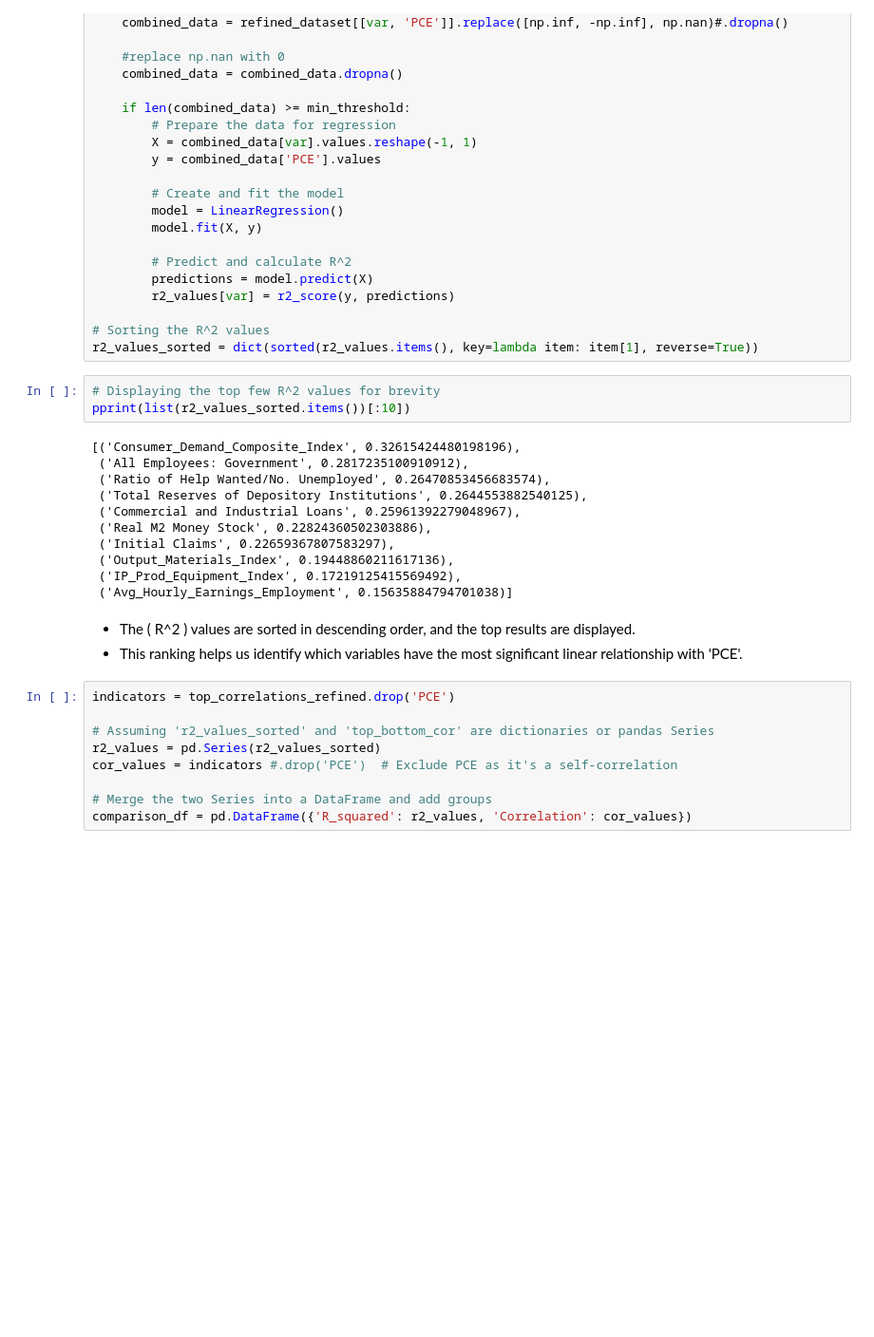
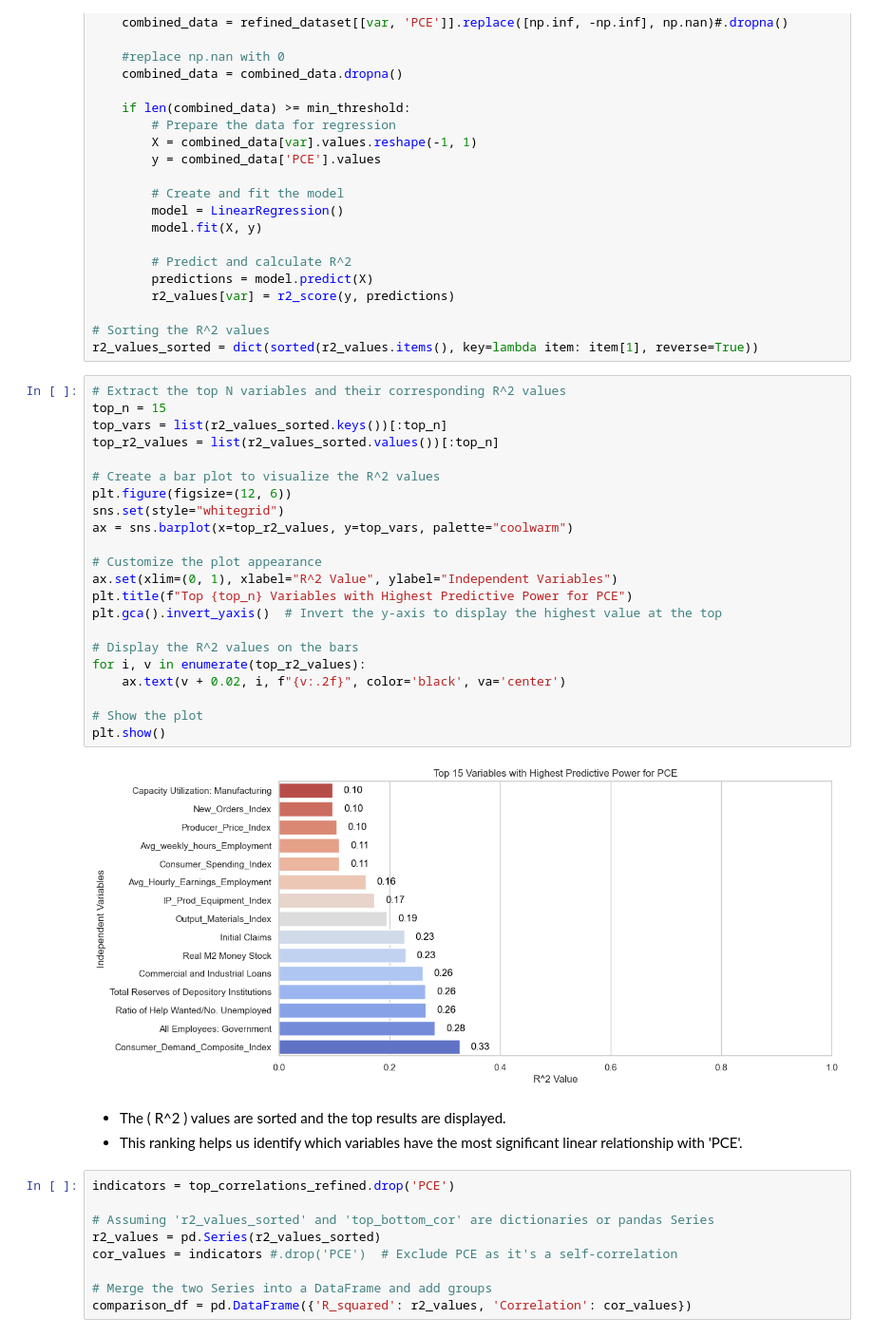
Before and after one commit to janjannagtegaal/NowCasting-M1, a Jupyter notebook: [2]M1_Exploratory_Data_Analysis.ipynb, the cells around one changed output. Shown at 95% size. Drawn from its saved outputs; the diff is of its cells as text; blank space fills up the shorter version.

```diff
--- a/[2]M1_Exploratory_Data_Analysis.ipynb
+++ b/[2]M1_Exploratory_Data_Analysis.ipynb
@@ -676,23 +834,33 @@ for var in independent_vars:
 
 # Sorting the R^2 values
 r2_values_sorted = dict(sorted(r2_values.items(), key=lambda item: item[1], reverse=True))
-# %%
-# Displaying the top few R^2 values for brevity
-pprint(list(r2_values_sorted.items())[:10])
-# %% [output]
-[('Consumer_Demand_Composite_Index', 0.32615424480198196),
- ('All Employees: Government', 0.2817235100910912),
- ('Ratio of Help Wanted/No. Unemployed', 0.26470853456683574),
- ('Total Reserves of Depository Institutions', 0.2644553882540125),
- ('Commercial and Industrial Loans', 0.25961392279048967),
- ('Real M2 Money Stock', 0.22824360502303886),
- ('Initial Claims', 0.22659367807583297),
- ('Output_Materials_Index', 0.19448860211617136),
- ('IP_Prod_Equipment_Index', 0.17219125415569492),
- ('Avg_Hourly_Earnings_Employment', 0.15635884794701038)]
+# %%
+# Extract the top N variables and their corresponding R^2 values
+top_n = 15
+top_vars = list(r2_values_sorted.keys())[:top_n]
+top_r2_values = list(r2_values_sorted.values())[:top_n]
+
+# Create a bar plot to visualize the R^2 values
+plt.figure(figsize=(12, 6))
+sns.set(style="whitegrid")
+ax = sns.barplot(x=top_r2_values, y=top_vars, palette="coolwarm")
+
+# Customize the plot appearance
+ax.set(xlim=(0, 1), xlabel="R^2 Value", ylabel="Independent Variables")
+plt.title(f"Top {top_n} Variables with Highest Predictive Power for PCE")
+plt.gca().invert_yaxis()  # Invert the y-axis to display the highest value at the top
+
+# Display the R^2 values on the bars
+for i, v in enumerate(top_r2_values):
+    ax.text(v + 0.02, i, f"{v:.2f}", color='black', va='center')
+
+# Show the plot
+plt.show()
+# %% [output]
+[figure, added]
 # %% [markdown]
 
-   - The \( R^2 \) values are sorted in descending order, and the top results are displayed.
+   - The \( R^2 \) values are sorted and the top results are displayed.
    - This ranking helps us identify which variables have the most significant linear relationship with 'PCE'.
 # %%
 indicators = top_correlations_refined.drop('PCE')
```
Also changed, not shown: parts of 34 cells of this notebook, 3 other files.
